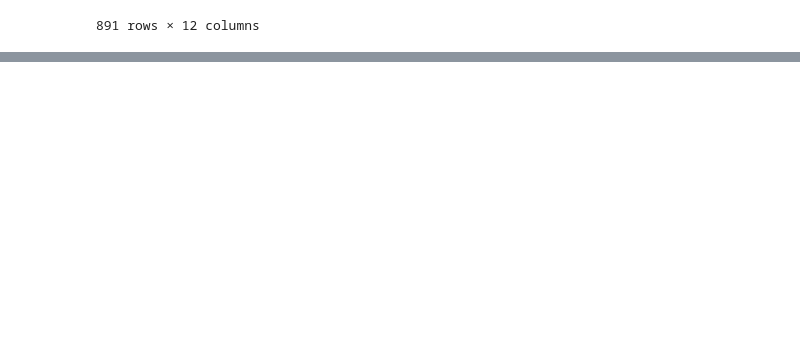
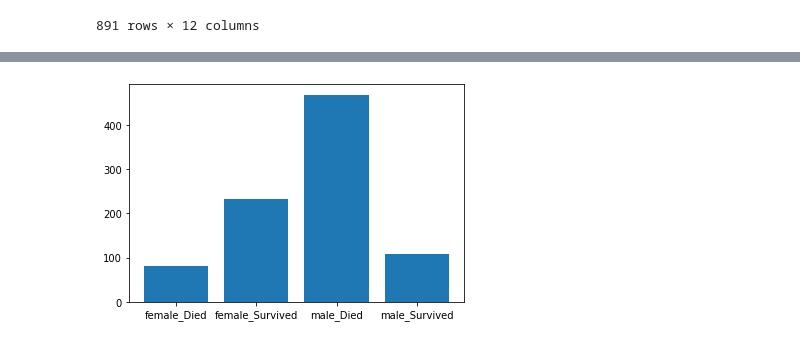
Before and after one commit to sujankumal/DeerwalkMachineLearning, a Jupyter notebook: pandas.ipynb, the cells around one changed output, grey strips where cells are left out. Drawn from its saved outputs; the diff is of its cells as text; code cells hidden in the pictures; blank space fills up the shorter version.

```diff
--- a/pandas.ipynb
+++ b/pandas.ipynb
@@ -461,0 +467,5 @@ dtype: int64
+# %%
+d1 = d1.reset_index()
+# %%
+d1.replace(0,"Died",inplace=True)
+d1.replace(1,"Survived",inplace=True)
@@ -461,0 +480,3 @@ dtype: int64
+# %%
+d1['Label'] = d1['Sex']+"_"+d1["Survived"]
+d1
@@ -461,0 +489,6 @@ dtype: int64
+# %%
+plt.bar(np.arange(4),d1[0])
+plt.xticks(np.arange(4),labels=d1['Label'])
+plt.show()
+# %% [output]
+[figure, added]
```
Also changed, not shown: parts of 13 cells of this notebook.
